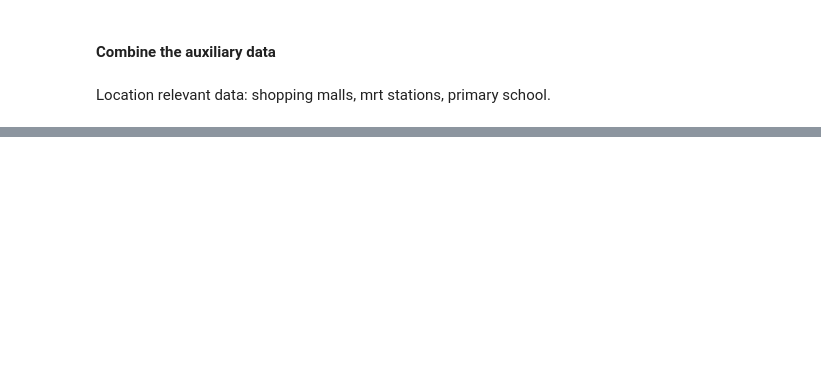
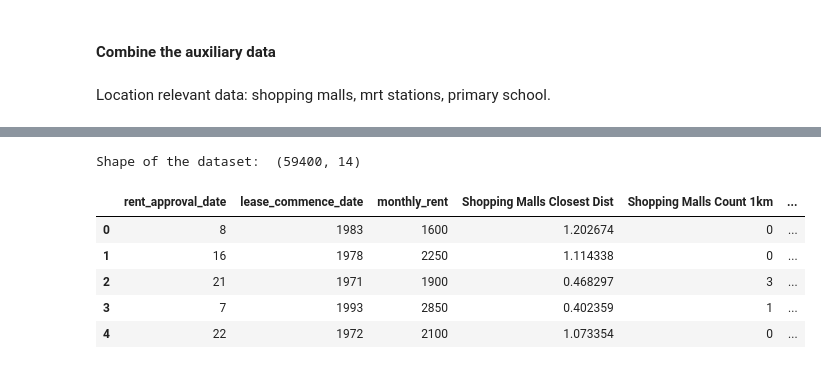
Before and after one commit to HongruCai/CS5228_HDBRentalRatePrediction, a Jupyter notebook: preprocess.ipynb, the cells around one changed output, grey strips where cells are left out. Cells and saved outputs as stored; diff of their text form; code cells hidden in the pictures; blank space fills up the shorter version.

Commit message:
Data Preprocessing and simple training

```diff
--- a/preprocess.ipynb
+++ b/preprocess.ipynb
@@ -85,4 +85,4 @@ Shape of the dataset after removing outliers using Isolation Forest:  (59400, 14
 | 3 | 7 | 16 | 529 | 328 | 1 | 3 | 149.0 | ... |
 | 4 | 22 | 14 | 939 | 475 | 3 | 5 | 68.0 | ... |
 # %%
-# df = preprocess.remove_outliers(df)
+df = preprocess.remove_outliers(df)
@@ -122,8 +99,6 @@ df_test = preprocess.AddAuxiliaryFeatures(df_test, radius=1, shopping_malls_path
                                         mrt_planned_path='./data/raw/auxiliary-data/sg-mrt-planned-stations.csv',
                                         mrt_existing_path='./data/raw/auxiliary-data/sg-mrt-existing-stations.csv',
                                         primary_schools_path='./data/raw/auxiliary-data/sg-primary-schools.csv')
-df = df.drop(columns=['latitude', 'longitude'], axis=1)
-df_test = df_test.drop(columns=['latitude', 'longitude'], axis=1)
 
 # Show some basic statistics about the dataset
 print('Shape of the dataset: ', df.shape)
@@ -138,0 +123,15 @@ Shape of the dataset:  (60000, 20)
+# %%
+df = preprocess.dimensionality_reduction(df)
+df_test = preprocess.dimensionality_reduction(df_test)
+
+# Show some basic statistics about the dataset
+print('Shape of the dataset: ', df.shape)
+df.head()
+# %% [output]
+Shape of the dataset:  (59400, 14)
+|  | rent_approval_date | lease_commence_date | monthly_rent | Shopping Malls Closest Dist | Shopping Malls Count 1km | ... |
+| 0 | 8 | 1983 | 1600 | 1.202674 | 0 | ... |
+| 1 | 16 | 1978 | 2250 | 1.114338 | 0 | ... |
+| 2 | 21 | 1971 | 1900 | 0.468297 | 3 | ... |
+| 3 | 7 | 1993 | 2850 | 0.402359 | 1 | ... |
+| 4 | 22 | 1972 | 2100 | 1.073354 | 0 | ... |
```
Also changed, not shown: parts of 6 cells of this notebook, 9 other files.
